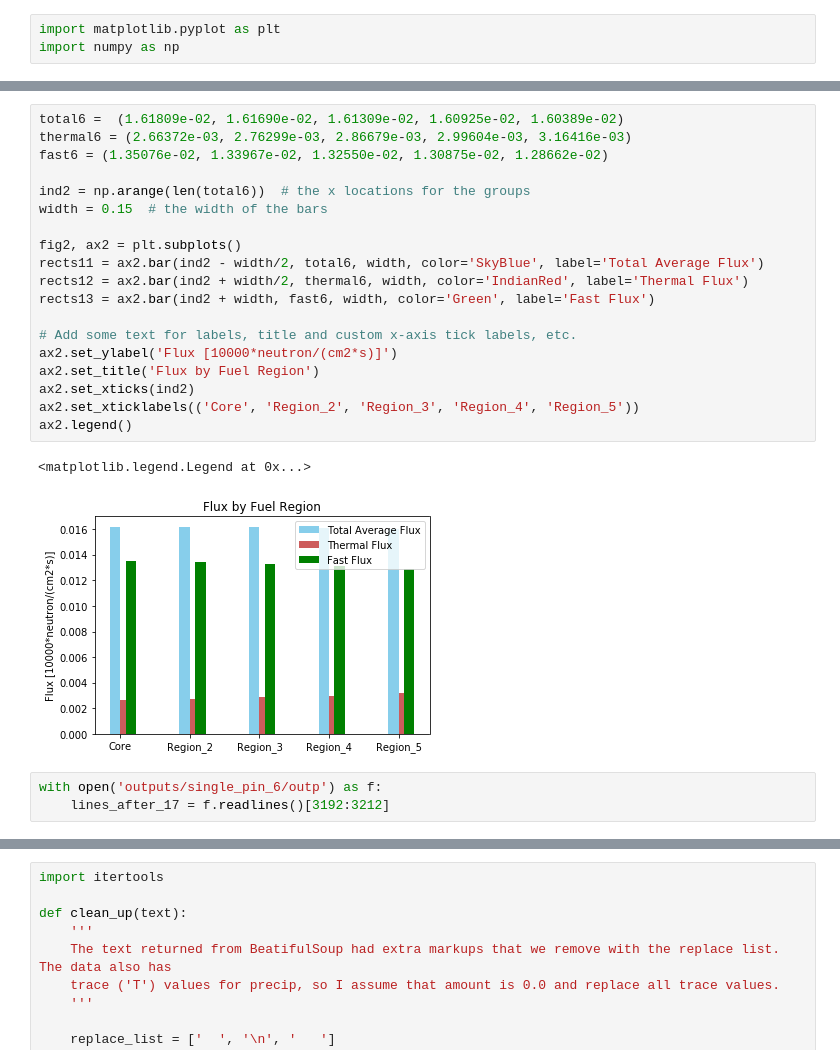
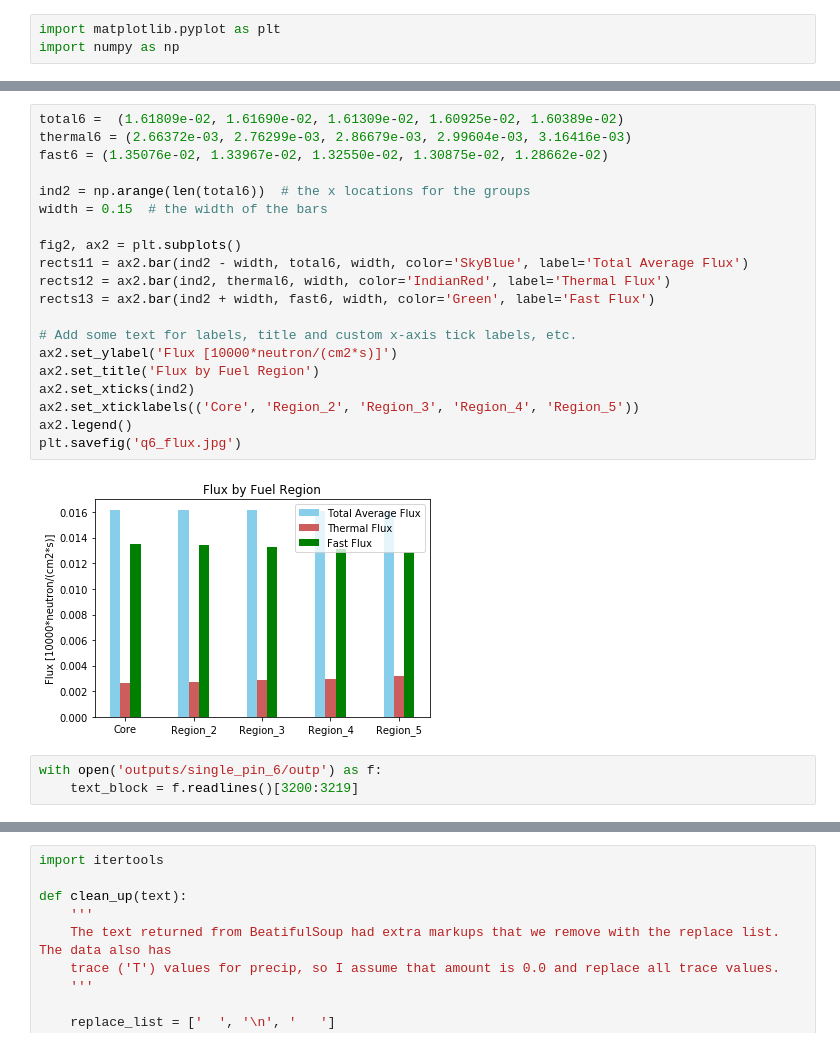
Before and after one commit to wjvanderlip/NE150_homework, a Jupyter notebook: 4HW/hw4_150.ipynb, the cells around one changed output, grey strips where cells are left out. Cells and saved outputs as stored; diff of their text form.

```diff
--- a/4HW/hw4_150.ipynb
+++ b/4HW/hw4_150.ipynb
@@ -55,25 +51,25 @@ ax.legend()
 # %%
 total6 =  (1.61809e-02, 1.61690e-02, 1.61309e-02, 1.60925e-02, 1.60389e-02)
 thermal6 = (2.66372e-03, 2.76299e-03, 2.86679e-03, 2.99604e-03, 3.16416e-03)
 fast6 = (1.35076e-02, 1.33967e-02, 1.32550e-02, 1.30875e-02, 1.28662e-02)
 
 ind2 = np.arange(len(total6))  # the x locations for the groups
 width = 0.15  # the width of the bars
 
 fig2, ax2 = plt.subplots()
-rects11 = ax2.bar(ind2 - width/2, total6, width, color='SkyBlue', label='Total Average Flux')
-rects12 = ax2.bar(ind2 + width/2, thermal6, width, color='IndianRed', label='Thermal Flux')
+rects11 = ax2.bar(ind2 - width, total6, width, color='SkyBlue', label='Total Average Flux')
+rects12 = ax2.bar(ind2, thermal6, width, color='IndianRed', label='Thermal Flux')
 rects13 = ax2.bar(ind2 + width, fast6, width, color='Green', label='Fast Flux')
 
 # Add some text for labels, title and custom x-axis tick labels, etc.
 ax2.set_ylabel('Flux [10000*neutron/(cm2*s)]')
 ax2.set_title('Flux by Fuel Region')
 ax2.set_xticks(ind2)
 ax2.set_xticklabels(('Core', 'Region_2', 'Region_3', 'Region_4', 'Region_5'))
 ax2.legend()
+plt.savefig('q6_flux.jpg')
 # %% [output]
-<matplotlib.legend.Legend at 0x...>
-[figure, old version]
+[figure, new version]
 # %%
 with open('outputs/single_pin_6/outp') as f:
-    lines_after_17 = f.readlines()[3192:3212]
+    text_block = f.readlines()[3200:3219]
```
Also changed, not shown: parts of 9 cells of this notebook, 4 other files.
